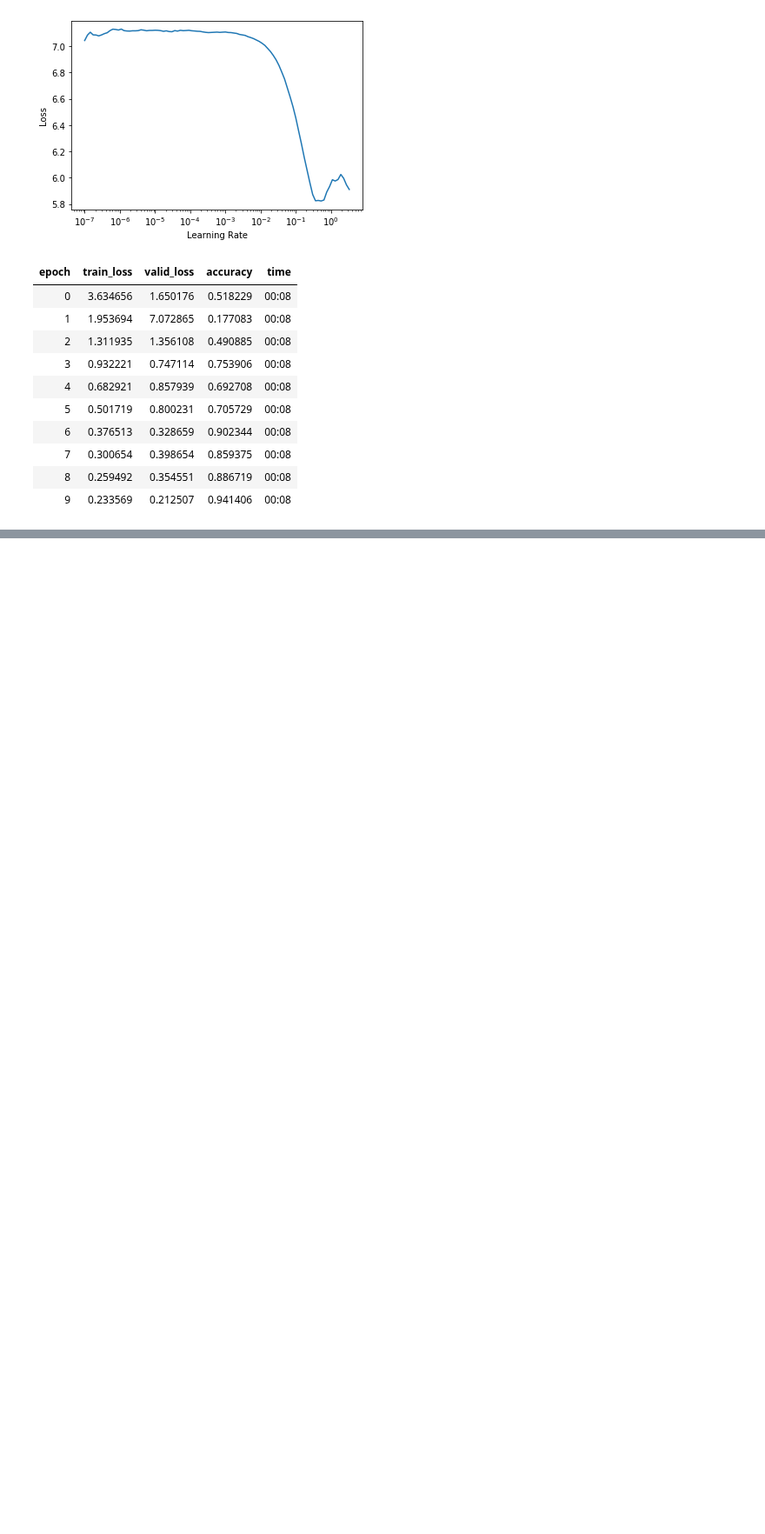
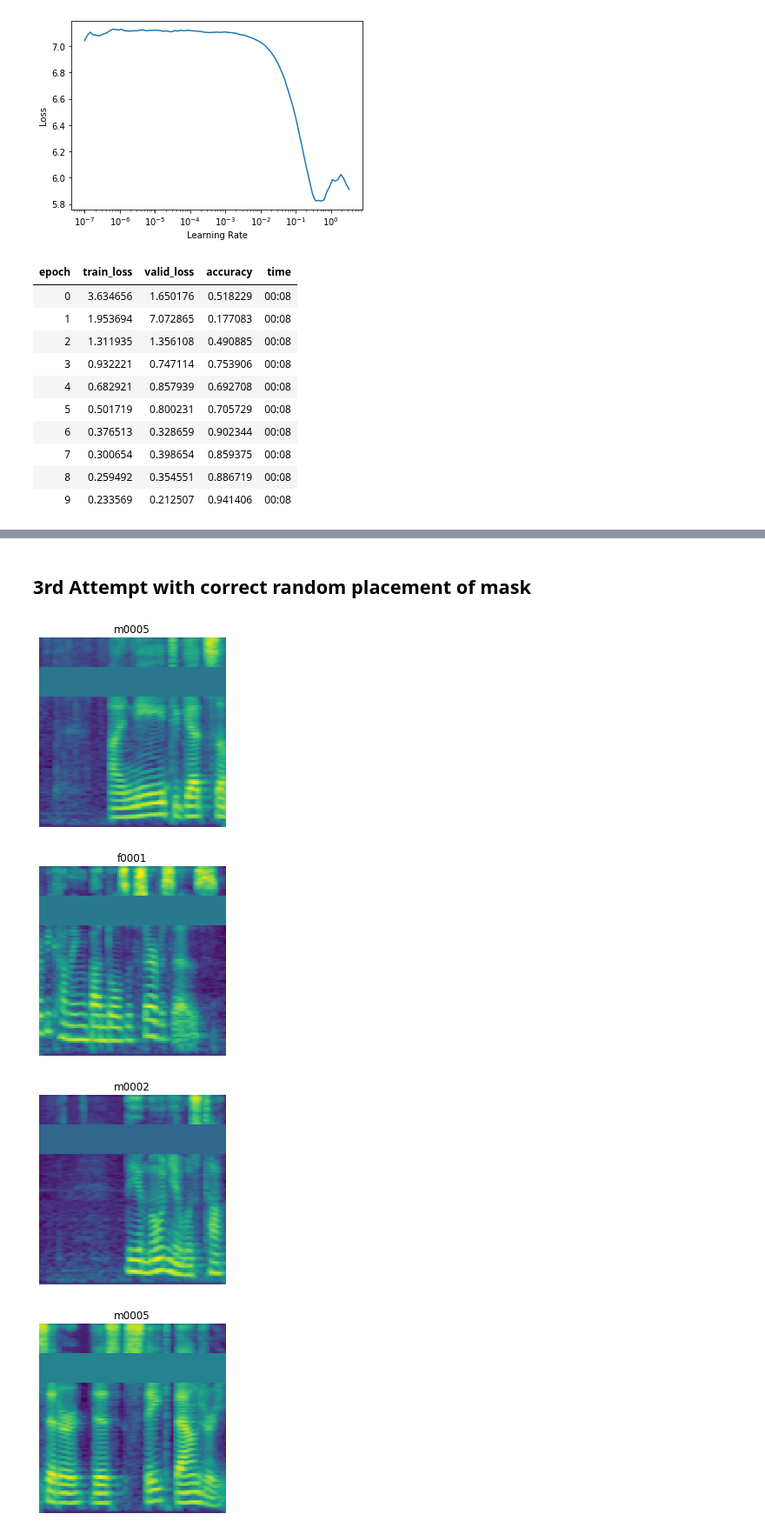
Before and after one commit to fastaudio/fastai2_audio, a Jupyter notebook: dev/72_audio_tutorial.ipynb, the cells around one changed output, grey strips where cells are left out. Shown at 87% size. Saved outputs shown, nothing was run; the diff lists cells and outputs as text; code cells hidden in the pictures; blank space fills up the shorter version.

```diff
--- a/dev/72_audio_tutorial.ipynb
+++ b/dev/72_audio_tutorial.ipynb
@@ -353,0 +371,35 @@ def MaskFreqBatch(num_masks=1, size=20, start=None, val=None, **kwargs):
+# %% [markdown]
+## 3rd Attempt with correct random placement of mask
+# %%
+#export
+def MaskFreqBatchPlace(num_masks=1, size=20, start=None, val=None, **kwargs):
+    device = torch.device("cuda") if torch.cuda.is_available() else torch.device("cpu")
+    def _inner(spectro:AudioSpectrogram)->AudioSpectrogram:
+        '''Google SpecAugment time masking from https://arxiv.org/abs/1904.08779.'''
+        start_ = start
+        sg = spectro.clone()
+        channel_mean = sg.contiguous().view(sg.size(0), -1).mean(-1)[:,None,None,None]
+        mask_val = channel_mean if val is None else val
+        b, c, y, x = sg.shape
+        for _ in range(num_masks):
+            ones_mask = torch.ones(size=(1, c, size, x), device=device)
+            mask = ones_mask * mask_val
+            if start_ is None: start_= random.randint(0, y-size)
+            if not 0 <= start_ <= y-size:
+                raise ValueError(f"Start value '{start_}' out of range for AudioSpectrogram of shape {sg.shape}")
+            start_test = np.arange(0,,1)
+            #print("Index: shape", start_test.shape)
+            sg[:,:,start_:start_+size,:] = mask
+            start_ = None
+        return AudioSpectrogram.create(sg, settings=spectro.settings)
+    return _inner
+# %%
+ds_tfms = Pipeline([cropsig_2000ms, a2s_baseline], as_item=True)
+dl_tfms = Pipeline([Cuda(), MaskFreqBatchPlace()], as_item=True)
+dbunch = auds.databunch(p, item_tfms=ds_tfms, batch_tfms=dl_tfms, bs=4)
+dbunch.show_batch(max_n=9)
+# %% [output]
+[figure, added]
+[figure, added]
+[figure, added]
+[figure, added]
```
Also changed, not shown: parts of 11 cells of this notebook.
